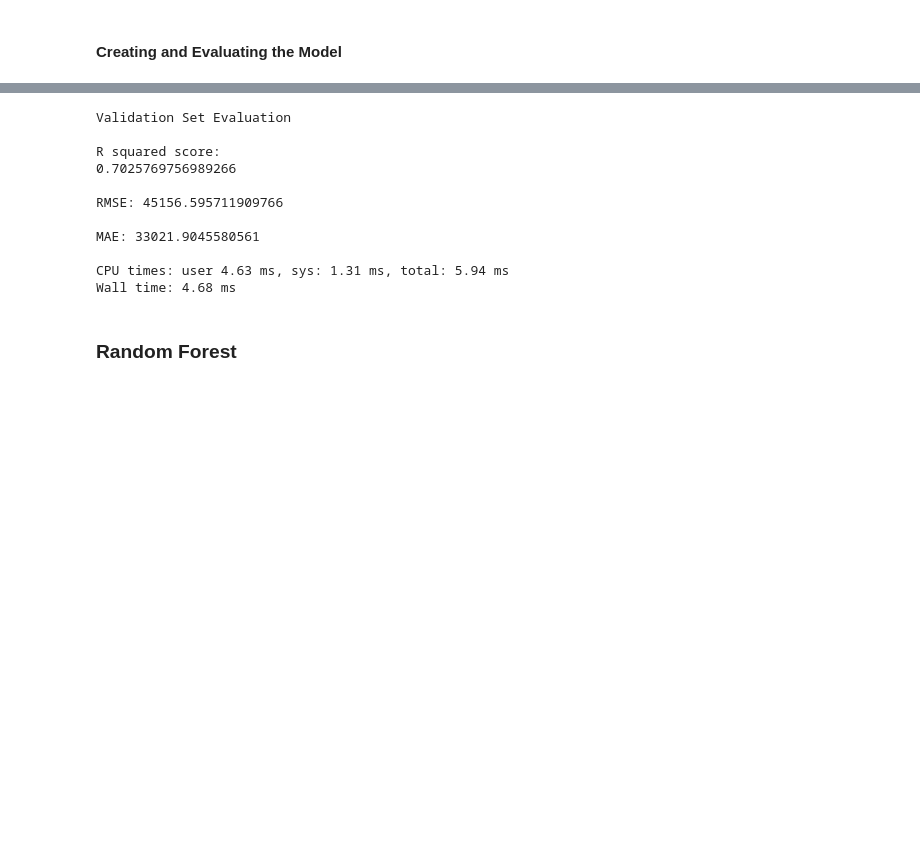
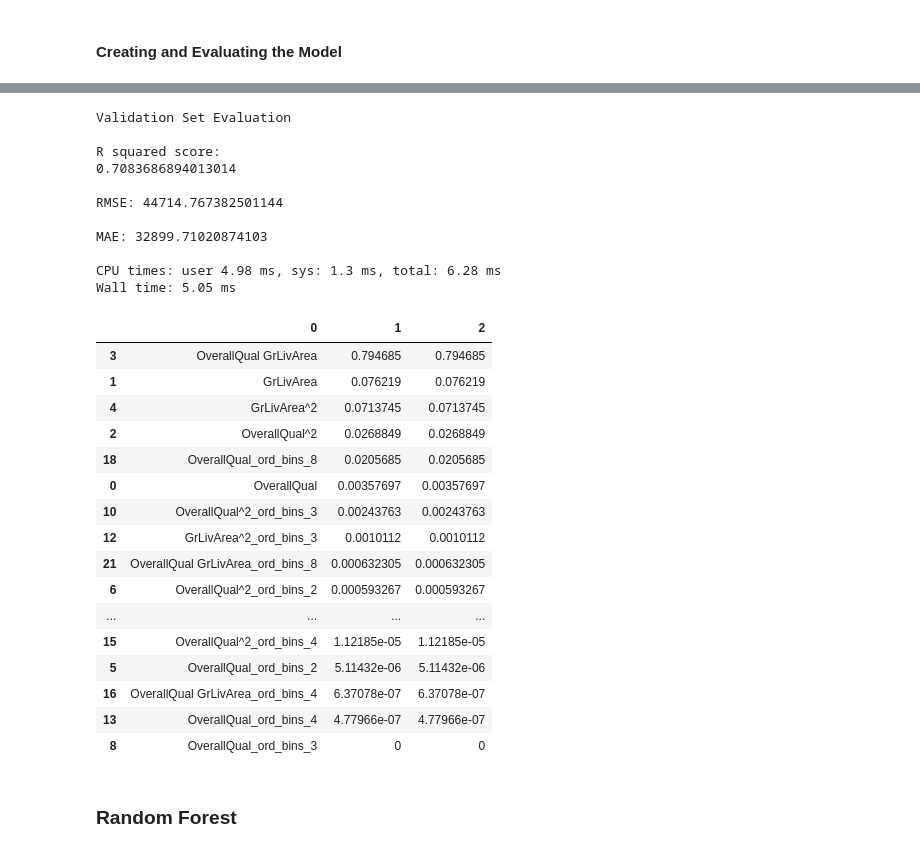
Before and after one commit to donmacfoy/ames-house-price-predictions, a Jupyter notebook: ames-house-price-predictions.ipynb, the cells around one changed output, grey strips where cells are left out. Cells and saved outputs as stored; diff of their text form; code cells hidden in the pictures; blank space fills up the shorter version.

Commit message:
upldated pipelines

```diff
--- a/ames-house-price-predictions.ipynb
+++ b/ames-house-price-predictions.ipynb
@@ -428,19 +423,0 @@ Wall time: 6.91 µs
-# %%
-%%time
-
-## create interaction features and polynomial features (max order of 2) for every combination of features
-
-def engineer_interactions(dataframe):
-
-    poly = PolynomialFeatures().fit(dataframe)
-
-    new_dataframe = pd.DataFrame(poly.transform(dataframe),
-                                 columns=poly.get_feature_names(input_features=dataframe.columns)).drop('1',1)
-
-    return new_dataframe
-
-x_train_features = engineer_interactions(x_train)
-x_val_features = engineer_interactions(x_val)
-
-
-df_test_features = engineer_interactions(df_test).drop(df_test_original_features.columns,1)
@@ -631,3 +834,13 @@ Mathematical Transformations
 #### Feature Selection
 
 Analysis of Variance
+# %%
+%%time
+
+## select features through recursive feature elimination
+
+estimator = DecisionTreeRegressor()
+rfe = RFECV(estimator=estimator, step=1, scoring='neg_root_mean_squared_error')
+rfe = rfe.fit(x_train_features, y_train)
+
+print('Chosen best features by rfe:',x_train_features.columns[rfe.support_])
@@ -633,0 +857,7 @@ Analysis of Variance
+# %%
+%%time
+
+## finalize data for modeling
+
+x_train = x_train_features[x_train_features.columns[rfe.support_]]
+x_val = x_val_features[x_train_features.columns[rfe.support_]]
@@ -638,5 +871,5 @@ Analysis of Variance
 
 ## train and fit model
 
-decision_tree = DecisionTreeRegressor().fit(x_train, y_train)
+pipe = Pipeline([('decision_tree', DecisionTreeRegressor())]).fit(x_train, y_train)
 # %% [output]
@@ -682,24 +915,49 @@ Wall time: 43.8 ms
 print('Validation Set Evaluation')
 print()
 
-print("R squared score:\n" + str(decision_tree.score(x_val, y_val))+'\n')
+print("R squared score:\n" + str(pipe.score(x_val, y_val))+'\n')
 
-print('RMSE: ' + str(rmse(decision_tree.predict(x_val), y_val)))
+print('RMSE: ' + str(rmse(pipe.predict(x_val), y_val)))
 print()
-print('MAE: ' + str(mean_absolute_error(y_val, decision_tree.predict(x_val))))
+print('MAE: ' + str(mean_absolute_error(y_val, pipe.predict(x_val))))
 print()
 # %% [output]
 Validation Set Evaluation
 
 R squared score:
-0.7025769756989266
+0.7083686894013014
 
-RMSE: 45156.595711909766
+RMSE: 44714.767382501144
 
-MAE: 33021.9045580561
+MAE: 32899.71020874103
 
-CPU times: user 4.63 ms, sys: 1.31 ms, total: 5.94 ms
-Wall time: 4.68 ms
+CPU times: user 4.98 ms, sys: 1.3 ms, total: 6.28 ms
+Wall time: 5.05 ms
+# %%
+
+display(pd.DataFrame([x_train.columns,
+                      pipe.named_steps['decision_tree'].feature_importances_,
+                      abs(
+                      pipe.named_steps['decision_tree'].feature_importances_)]).T.sort_values(2,
+                      ascending=False))
+# %% [output]
+|  | 0 | 1 | 2 |
+| 3 | OverallQual GrLivArea | 0.794685 | 0.794685 |
+| 1 | GrLivArea | 0.076219 | 0.076219 |
+| 4 | GrLivArea^2 | 0.0713745 | 0.0713745 |
+| 2 | OverallQual^2 | 0.0268849 | 0.0268849 |
+| 18 | OverallQual_ord_bins_8 | 0.0205685 | 0.0205685 |
+| 0 | OverallQual | 0.00357697 | 0.00357697 |
+| 10 | OverallQual^2_ord_bins_3 | 0.00243763 | 0.00243763 |
+| 12 | GrLivArea^2_ord_bins_3 | 0.0010112 | 0.0010112 |
+| 21 | OverallQual GrLivArea_ord_bins_8 | 0.000632305 | 0.000632305 |
+| 6 | OverallQual^2_ord_bins_2 | 0.000593267 | 0.000593267 |
+| ... | ... | ... | ... |
+| 15 | OverallQual^2_ord_bins_4 | 1.12185e-05 | 1.12185e-05 |
+| 5 | OverallQual_ord_bins_2 | 5.11432e-06 | 5.11432e-06 |
+| 16 | OverallQual GrLivArea_ord_bins_4 | 6.37078e-07 | 6.37078e-07 |
+| 13 | OverallQual_ord_bins_4 | 4.77966e-07 | 4.77966e-07 |
+| 8 | OverallQual_ord_bins_3 | 0 | 0 |
 # %% [markdown]
 ### Random Forest
 # %% [markdown]
```
Also changed, not shown: parts of 82 cells of this notebook.
